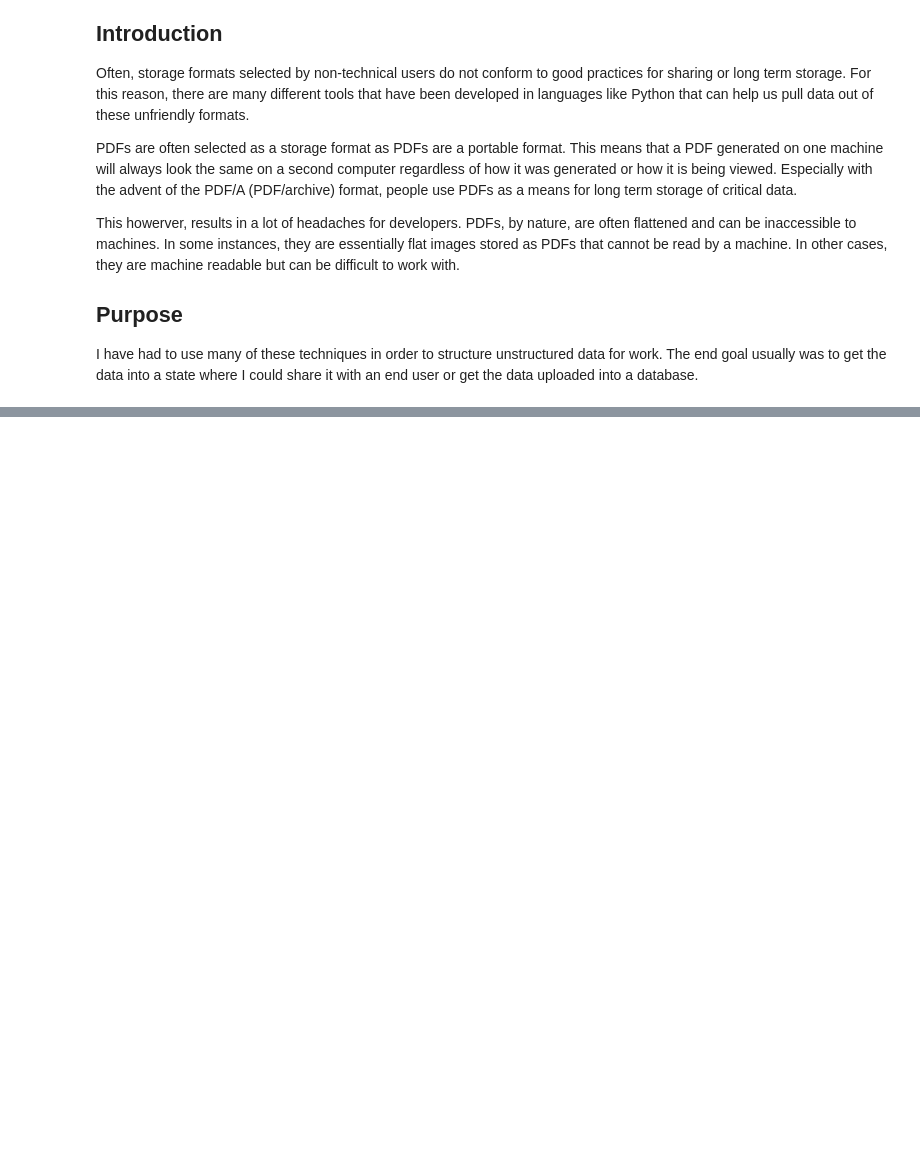
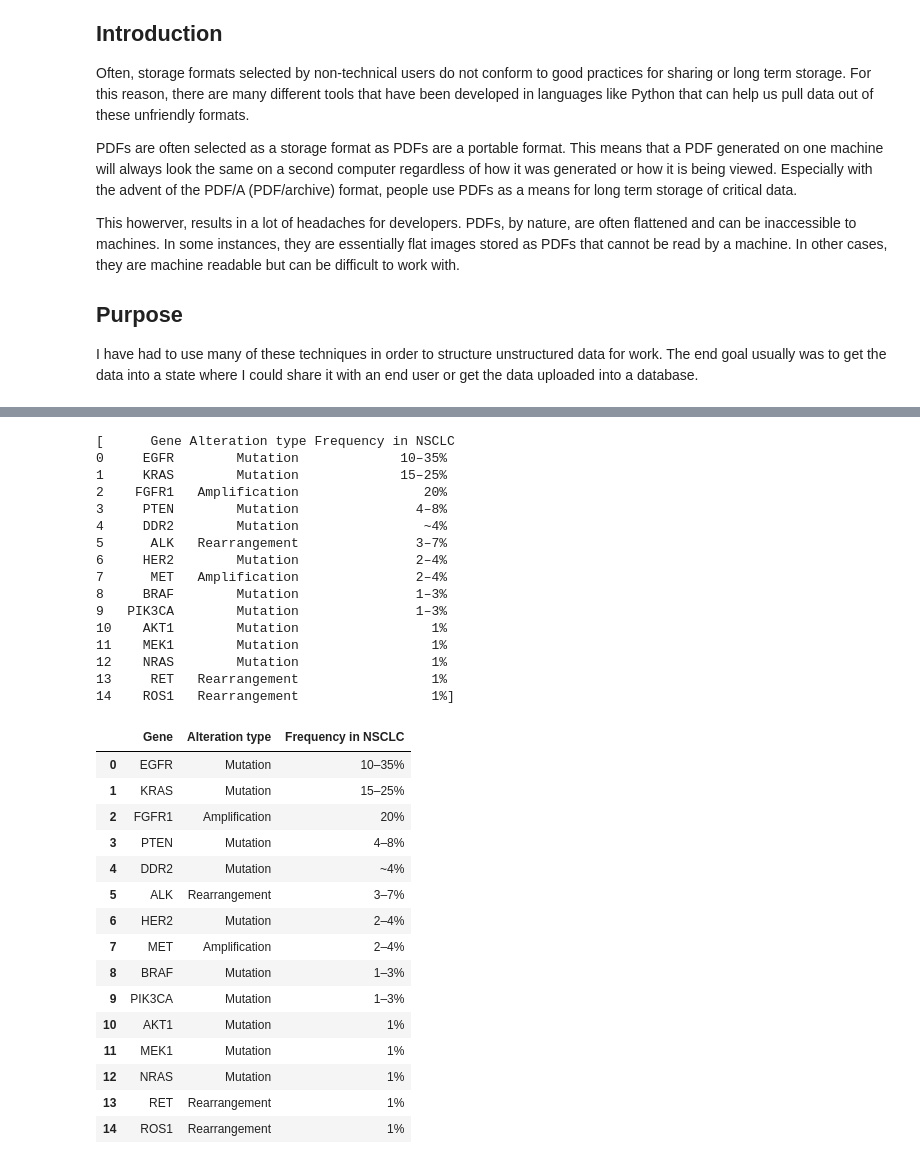
Before and after one commit to mpdubbin/python-frederick-pdf-text-extraction-20240814, a Jupyter notebook: text_extraction_notebook.ipynb, the cells around one changed output, grey strips where cells are left out. Cells and saved outputs as stored; diff of their text form; code cells hidden in the pictures; blank space fills up the shorter version.

```diff
--- a/text_extraction_notebook.ipynb
+++ b/text_extraction_notebook.ipynb
@@ -46,0 +163,38 @@ https://github.com/UB-Mannheim/tesseract/wiki
+# %%
+dfs = tabula.read_pdf(single_column, pages='all')
+print(dfs)
+df = pd.concat(dfs)
+display(df)
+# %% [output]
+[      Gene Alteration type Frequency in NSCLC
+0     EGFR        Mutation             10–35%
+1     KRAS        Mutation             15–25%
+2    FGFR1   Amplification                20%
+3     PTEN        Mutation               4–8%
+4     DDR2        Mutation                ~4%
+5      ALK   Rearrangement               3–7%
+6     HER2        Mutation               2–4%
+7      MET   Amplification               2–4%
+8     BRAF        Mutation               1–3%
+9   PIK3CA        Mutation               1–3%
+10    AKT1        Mutation                 1%
+11    MEK1        Mutation                 1%
+12    NRAS        Mutation                 1%
+13     RET   Rearrangement                 1%
+14    ROS1   Rearrangement                 1%]
+|  | Gene | Alteration type | Frequency in NSCLC |
+| 0 | EGFR | Mutation | 10–35% |
+| 1 | KRAS | Mutation | 15–25% |
+| 2 | FGFR1 | Amplification | 20% |
+| 3 | PTEN | Mutation | 4–8% |
+| 4 | DDR2 | Mutation | ~4% |
+| 5 | ALK | Rearrangement | 3–7% |
+| 6 | HER2 | Mutation | 2–4% |
+| 7 | MET | Amplification | 2–4% |
+| 8 | BRAF | Mutation | 1–3% |
+| 9 | PIK3CA | Mutation | 1–3% |
+| 10 | AKT1 | Mutation | 1% |
+| 11 | MEK1 | Mutation | 1% |
+| 12 | NRAS | Mutation | 1% |
+| 13 | RET | Rearrangement | 1% |
+| 14 | ROS1 | Rearrangement | 1% |
```
Also changed, not shown: parts of 35 cells of this notebook, 7 other files.
